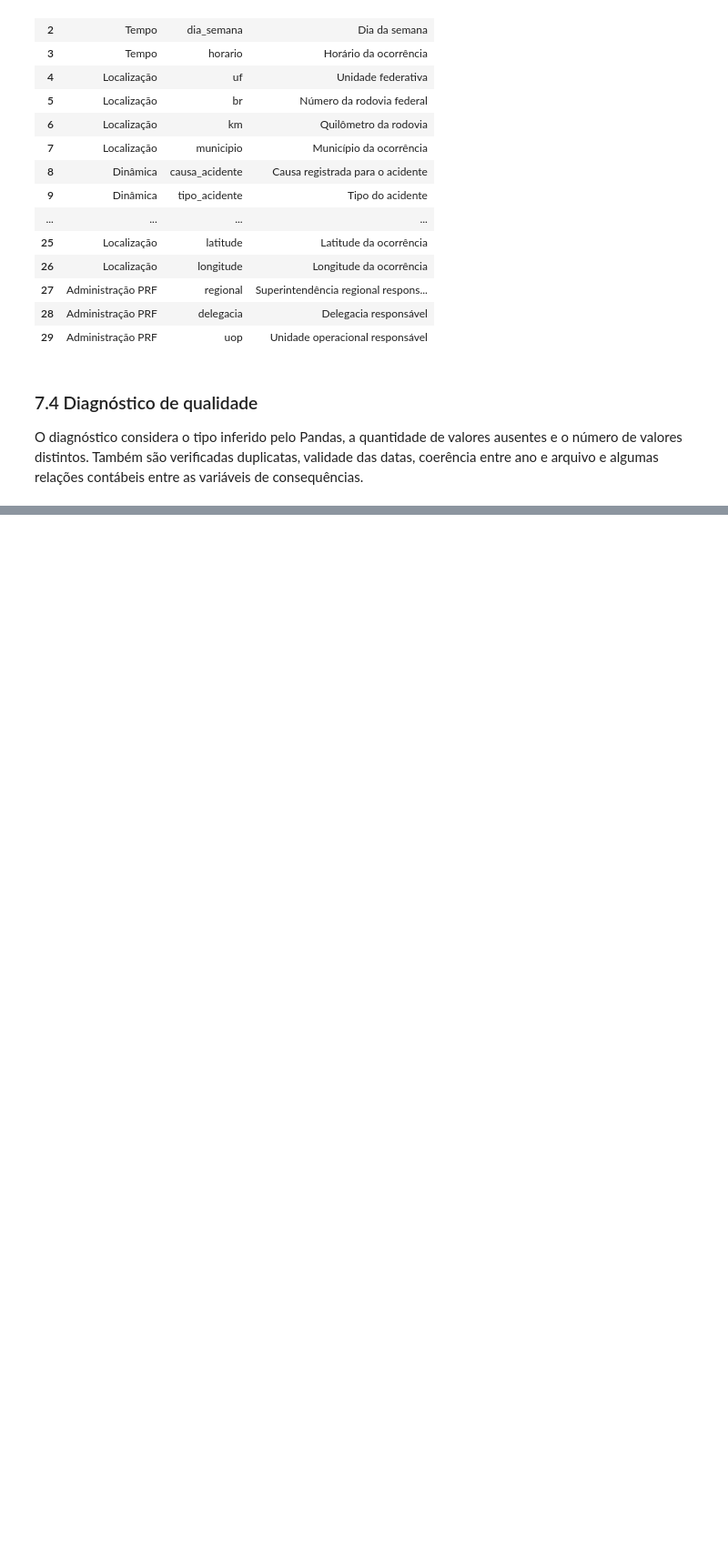
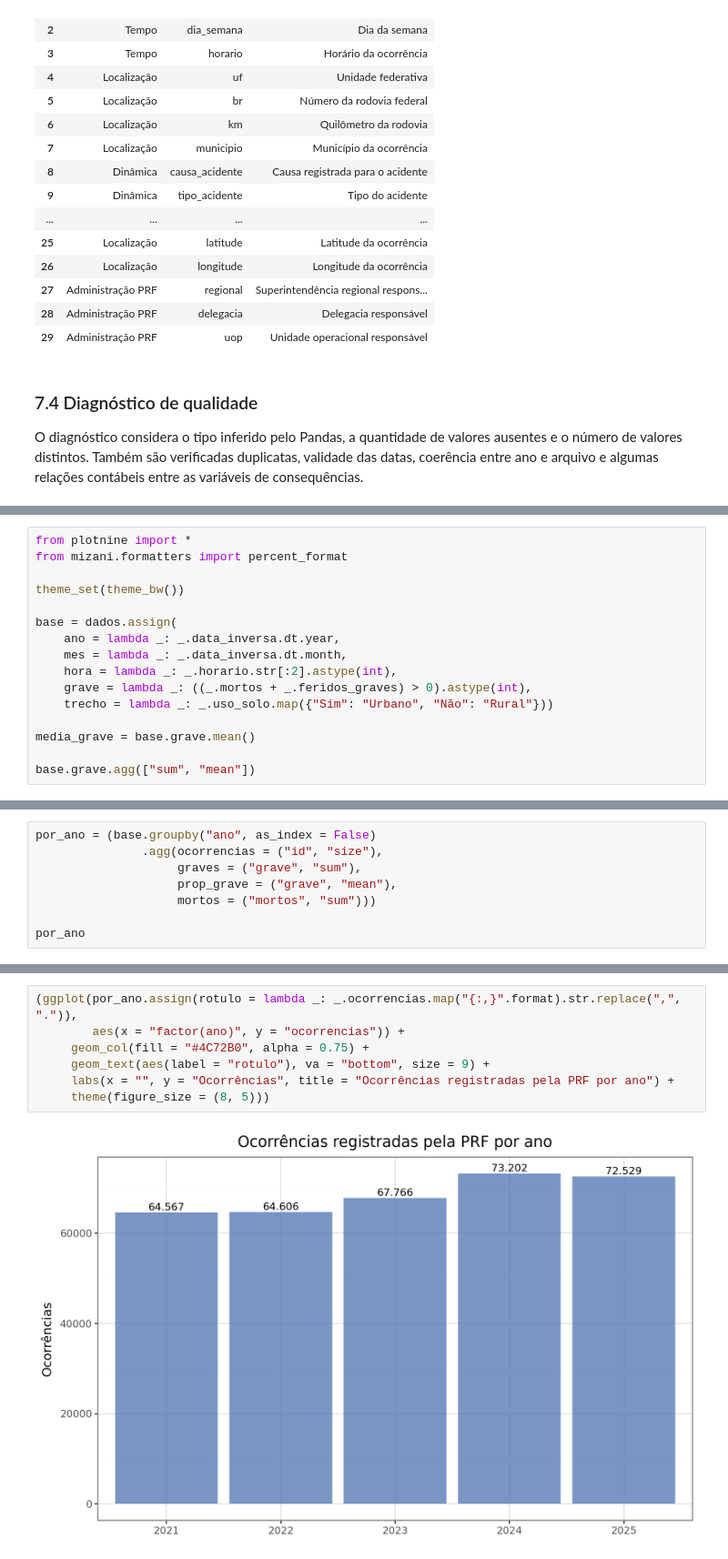
Before and after one commit to MaluSevilha/analise-acidentes-prf, a Jupyter notebook: relatorio.ipynb, the cells around one changed output, grey strips where cells are left out. Shown at 91% size. Drawn from its saved outputs; the diff is of its cells as text; blank space fills up the shorter version.

```diff
--- a/relatorio.ipynb
+++ b/relatorio.ipynb
@@ -302,0 +259,16 @@ Após essas verificações, a base consolidada está adequada para a análise ex
+# %%
+from plotnine import *
+from mizani.formatters import percent_format
+
+theme_set(theme_bw())
+
+base = dados.assign(
+    ano = lambda _: _.data_inversa.dt.year,
+    mes = lambda _: _.data_inversa.dt.month,
+    hora = lambda _: _.horario.str[:2].astype(int),
+    grave = lambda _: ((_.mortos + _.feridos_graves) > 0).astype(int),
+    trecho = lambda _: _.uso_solo.map({"Sim": "Urbano", "Não": "Rural"}))
+
+media_grave = base.grave.mean()
+
+base.grave.agg(["sum", "mean"])
@@ -302,0 +283,8 @@ Após essas verificações, a base consolidada está adequada para a análise ex
+# %%
+por_ano = (base.groupby("ano", as_index = False)
+               .agg(ocorrencias = ("id", "size"),
+                    graves = ("grave", "sum"),
+                    prop_grave = ("grave", "mean"),
+                    mortos = ("mortos", "sum")))
+
+por_ano
@@ -302,0 +298,9 @@ Após essas verificações, a base consolidada está adequada para a análise ex
+# %%
+(ggplot(por_ano.assign(rotulo = lambda _: _.ocorrencias.map("{:,}".format).str.replace(",", ".")),
+        aes(x = "factor(ano)", y = "ocorrencias")) +
+     geom_col(fill = "#4C72B0", alpha = 0.75) +
+     geom_text(aes(label = "rotulo"), va = "bottom", size = 9) +
+     labs(x = "", y = "Ocorrências", title = "Ocorrências registradas pela PRF por ano") +
+     theme(figure_size = (8, 5)))
+# %% [output]
+[figure, added]
```
Also changed, not shown: parts of 38 cells of this notebook.
